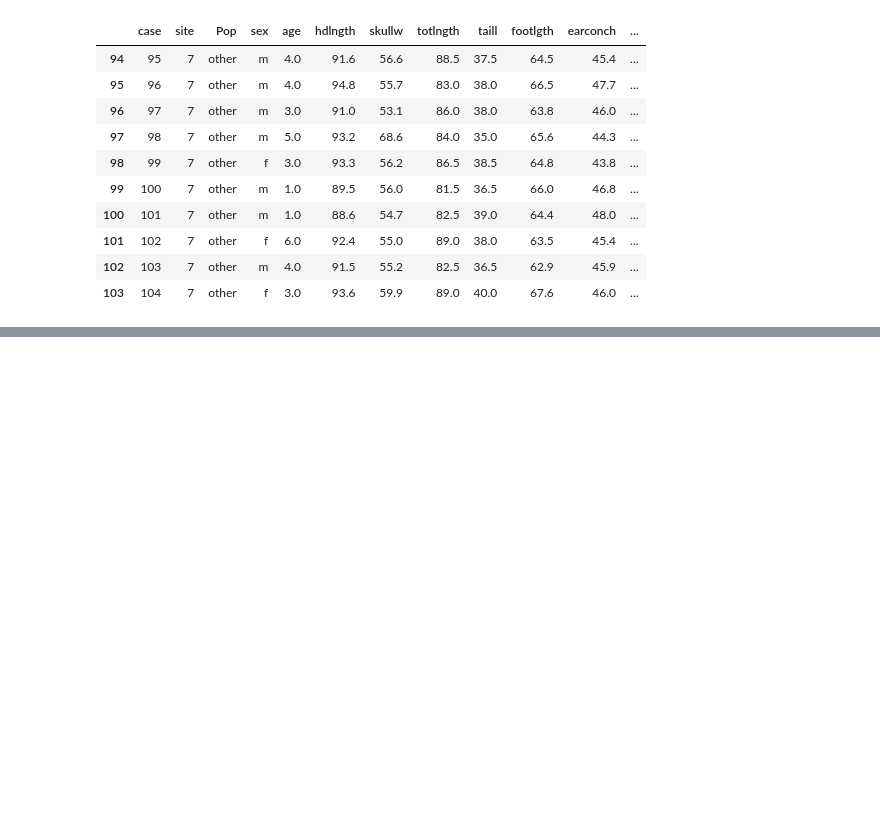
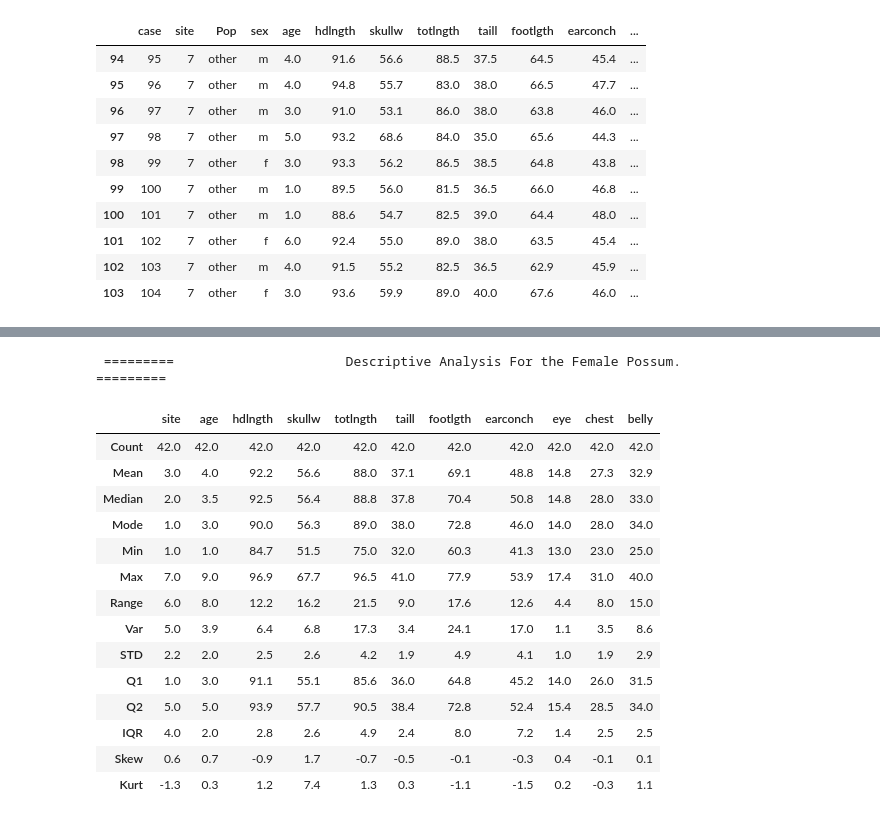
Before and after one commit to Tee-AiEng/Data_and_Data_analysis, a Jupyter notebook: week_8/dataset_analysis.ipynb, the cells around one changed output, grey strips where cells are left out. Saved outputs shown, nothing was run; the diff lists cells and outputs as text; code cells hidden in the pictures; blank space fills up the shorter version.

```diff
--- a/week_8/dataset_analysis.ipynb
+++ b/week_8/dataset_analysis.ipynb
@@ -58,0 +211,20 @@ AttributeError: 'str' object has no attribute 'mean'
+# %%
+print("\n =========\t\t\tDescriptive Analysis For the Female Possum.\t\t\t=========")
+create_descriptive_df(df_female)
+# %% [output]
+ =========                      Descriptive Analysis For the Female Possum.                     =========
+|  | site | age | hdlngth | skullw | totlngth | taill | footlgth | earconch | eye | chest | belly |
+| Count | 42.0 | 42.0 | 42.0 | 42.0 | 42.0 | 42.0 | 42.0 | 42.0 | 42.0 | 42.0 | 42.0 |
+| Mean | 3.0 | 4.0 | 92.2 | 56.6 | 88.0 | 37.1 | 69.1 | 48.8 | 14.8 | 27.3 | 32.9 |
+| Median | 2.0 | 3.5 | 92.5 | 56.4 | 88.8 | 37.8 | 70.4 | 50.8 | 14.8 | 28.0 | 33.0 |
+| Mode | 1.0 | 3.0 | 90.0 | 56.3 | 89.0 | 38.0 | 72.8 | 46.0 | 14.0 | 28.0 | 34.0 |
+| Min | 1.0 | 1.0 | 84.7 | 51.5 | 75.0 | 32.0 | 60.3 | 41.3 | 13.0 | 23.0 | 25.0 |
+| Max | 7.0 | 9.0 | 96.9 | 67.7 | 96.5 | 41.0 | 77.9 | 53.9 | 17.4 | 31.0 | 40.0 |
+| Range | 6.0 | 8.0 | 12.2 | 16.2 | 21.5 | 9.0 | 17.6 | 12.6 | 4.4 | 8.0 | 15.0 |
+| Var | 5.0 | 3.9 | 6.4 | 6.8 | 17.3 | 3.4 | 24.1 | 17.0 | 1.1 | 3.5 | 8.6 |
+| STD | 2.2 | 2.0 | 2.5 | 2.6 | 4.2 | 1.9 | 4.9 | 4.1 | 1.0 | 1.9 | 2.9 |
+| Q1 | 1.0 | 3.0 | 91.1 | 55.1 | 85.6 | 36.0 | 64.8 | 45.2 | 14.0 | 26.0 | 31.5 |
+| Q2 | 5.0 | 5.0 | 93.9 | 57.7 | 90.5 | 38.4 | 72.8 | 52.4 | 15.4 | 28.5 | 34.0 |
+| IQR | 4.0 | 2.0 | 2.8 | 2.6 | 4.9 | 2.4 | 8.0 | 7.2 | 1.4 | 2.5 | 2.5 |
+| Skew | 0.6 | 0.7 | -0.9 | 1.7 | -0.7 | -0.5 | -0.1 | -0.3 | 0.4 | -0.1 | 0.1 |
+| Kurt | -1.3 | 0.3 | 1.2 | 7.4 | 1.3 | 0.3 | -1.1 | -1.5 | 0.2 | -0.3 | 1.1 |
```
Also changed, not shown: parts of 28 cells of this notebook.
